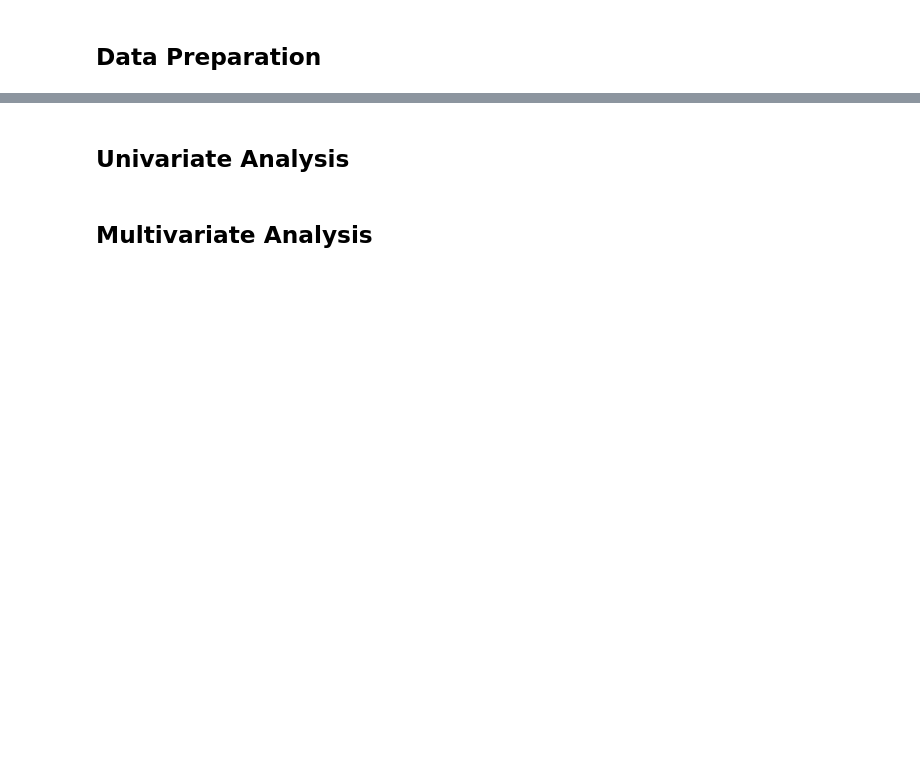
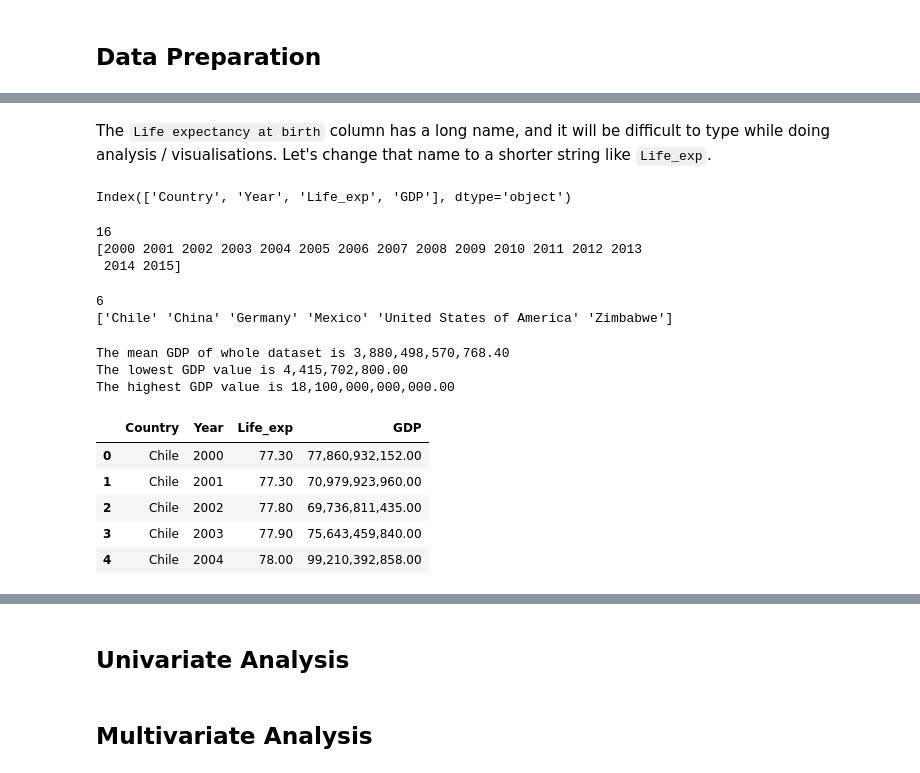
Before and after one commit to bravocharliemike/life_expectancy_gdp, a Jupyter notebook: life_expectancy_gdp.ipynb, the cells around one changed output, grey strips where cells are left out. Saved outputs shown, nothing was run; the diff lists cells and outputs as text; code cells hidden in the pictures; blank space fills up the shorter version.

```diff
--- a/life_expectancy_gdp.ipynb
+++ b/life_expectancy_gdp.ipynb
@@ -89,0 +122,44 @@ dtype: int64
+# %% [markdown]
+The `Life expectancy at birth` column has a long name, and it will be difficult to type while doing analysis / visualisations. Let's change that name to a shorter string like `Life_exp`.
+# %%
+df.rename(columns={'Life expectancy at birth (years)': 'Life_exp'}, inplace=True)
+df.columns
+# %% [output]
+Index(['Country', 'Year', 'Life_exp', 'GDP'], dtype='object')
+# %%
+# What's the year range in the dataset?
+print(df['Year'].nunique())  # There are 16 years in the dataset
+print(df['Year'].unique())  # From 2000 to 2015
+# %% [output]
+16
+[2000 2001 2002 2003 2004 2005 2006 2007 2008 2009 2010 2011 2012 2013
+ 2014 2015]
+# %%
+# How many countries are represented in the dataset?
+print(df['Country'].nunique())  # There are 6 countries
+print(df['Country'].unique())
+# %% [output]
+6
+['Chile' 'China' 'Germany' 'Mexico' 'United States of America' 'Zimbabwe']
+# %%
+# Let's look at those GDP values
+# First extract the series into a numpy array
+gdp = np.array(df['GDP'])
+
+print(f'The mean GDP of whole dataset is {np.mean(gdp):,.2f}')
+print(f'The lowest GDP value is {np.min(gdp):,.2f}')
+print(f'The highest GDP value is {np.max(gdp):,.2f}\n')
+
+# Those GDP values are difficult to read, so Pandas can be changed to display commas and round decimals to two places
+pd.options.display.float_format = '{:,.2f}'.format
+df.head()
+# %% [output]
+The mean GDP of whole dataset is 3,880,498,570,768.40
+The lowest GDP value is 4,415,702,800.00
+The highest GDP value is 18,100,000,000,000.00
+|  | Country | Year | Life_exp | GDP |
+| 0 | Chile | 2000 | 77.30 | 77,860,932,152.00 |
+| 1 | Chile | 2001 | 77.30 | 70,979,923,960.00 |
+| 2 | Chile | 2002 | 77.80 | 69,736,811,435.00 |
+| 3 | Chile | 2003 | 77.90 | 75,643,459,840.00 |
+| 4 | Chile | 2004 | 78.00 | 99,210,392,858.00 |
```
Also changed, not shown: parts of 6 cells of this notebook.
